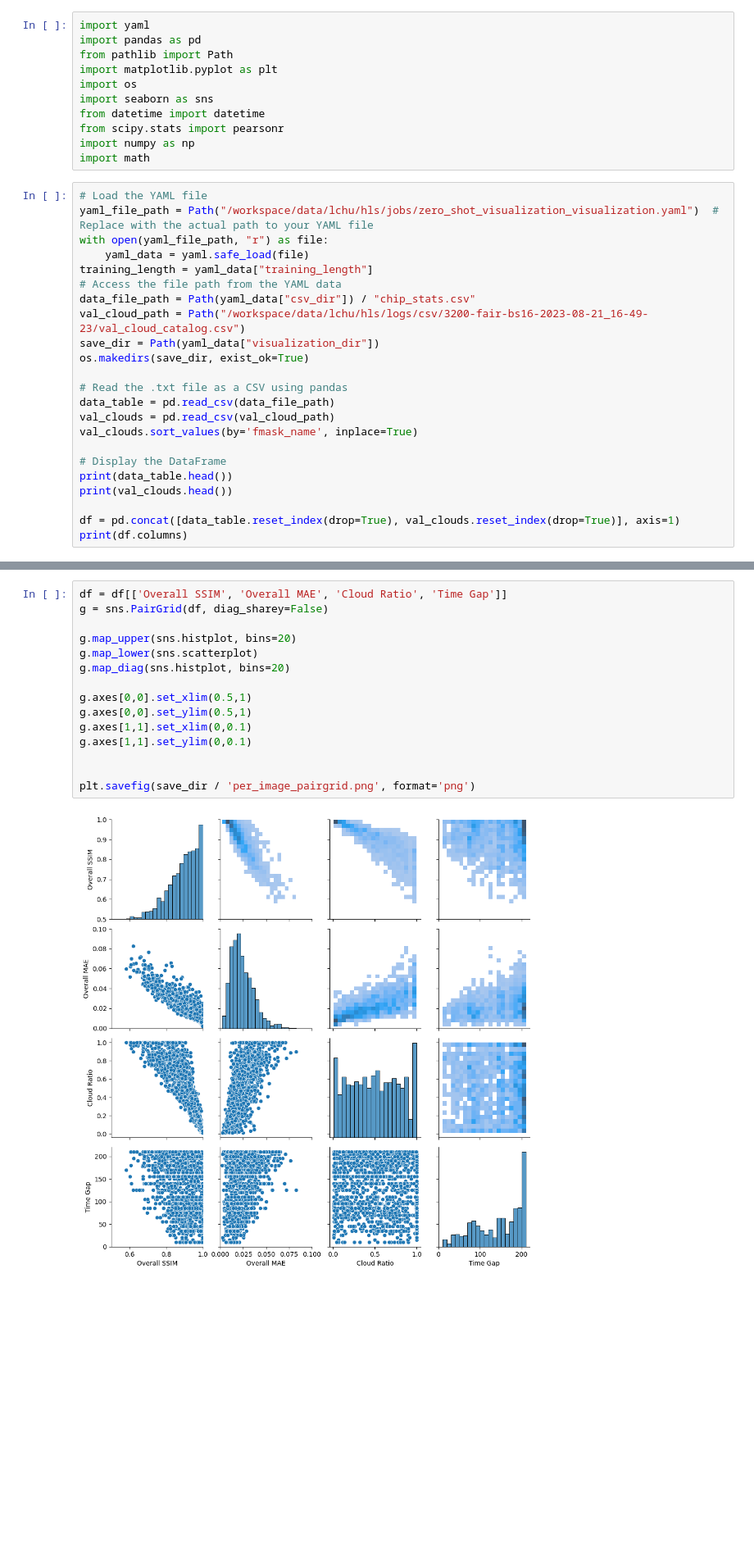
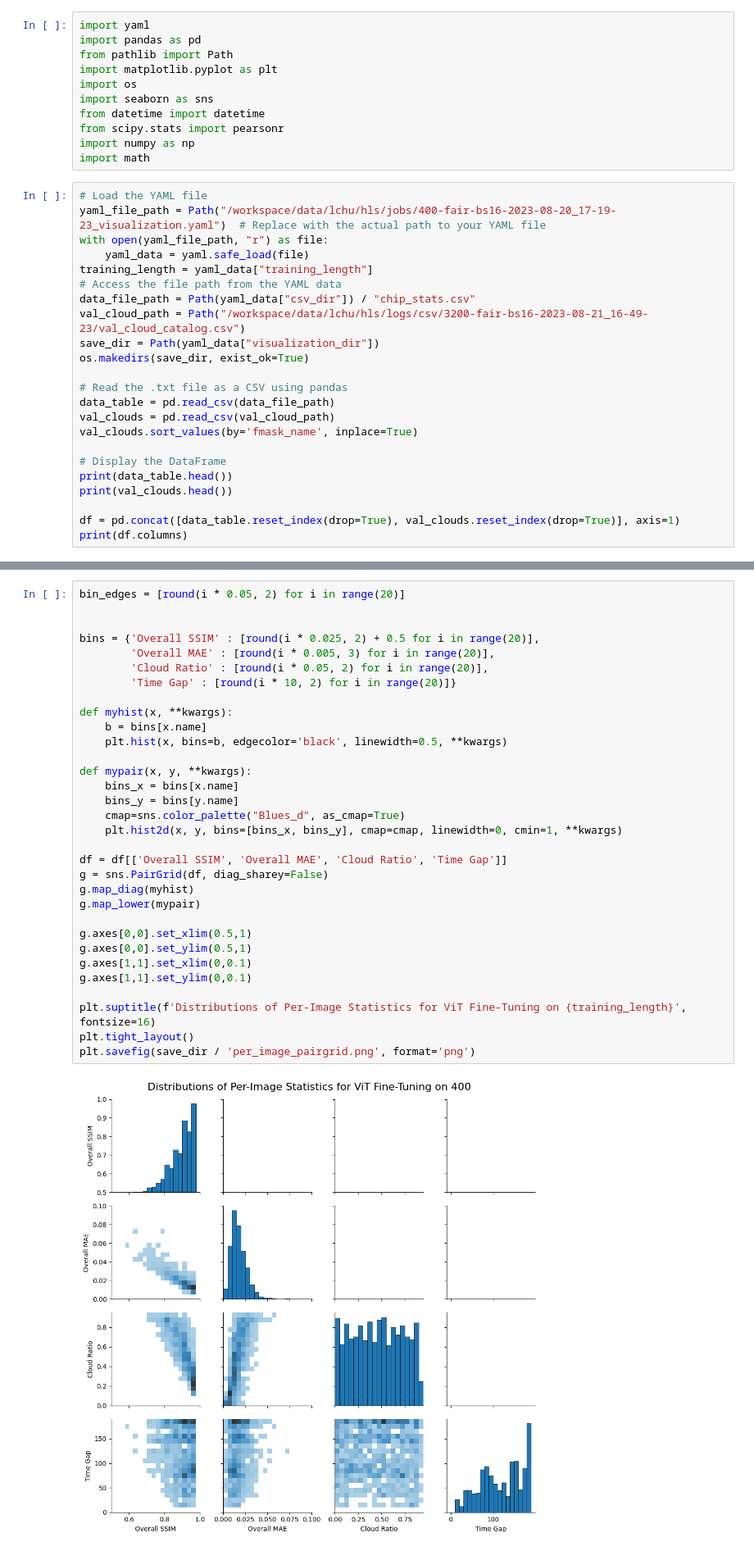
Before and after one commit to ClarkCGA/gfm-gap-filling, a Jupyter notebook: pretraining/Per_image_graphs.ipynb, the cells around one changed output, grey strips where cells are left out. Shown: that part at 82% size. Saved outputs shown, nothing was run; the diff lists cells and outputs as text; blank space fills up the shorter version.

Commit message:
cleaning and standardizing pairgrid graphs

```diff
--- a/pretraining/Per_image_graphs.ipynb
+++ b/pretraining/Per_image_graphs.ipynb
@@ -11,7 +11,7 @@ import numpy as np
 import math
 # %%
 # Load the YAML file
-yaml_file_path = Path("/workspace/data/lchu/hls/jobs/zero_shot_visualization_visualization.yaml")  # Replace with the actual path to your YAML file
+yaml_file_path = Path("/workspace/data/lchu/hls/jobs/400-fair-bs16-2023-08-20_17-19-23_visualization.yaml")  # Replace with the actual path to your YAML file
 with open(yaml_file_path, "r") as file:
     yaml_data = yaml.safe_load(file)
 training_length = yaml_data["training_length"]
@@ -153,17 +153,34 @@ Time Gap         -0.127064     0.313343    -0.017933  1.000000
 # %%
+bin_edges = [round(i * 0.05, 2) for i in range(20)]
+
+
+bins = {'Overall SSIM' : [round(i * 0.025, 2) + 0.5 for i in range(20)],
+        'Overall MAE' : [round(i * 0.005, 3) for i in range(20)],
+        'Cloud Ratio' : [round(i * 0.05, 2) for i in range(20)],
+        'Time Gap' : [round(i * 10, 2) for i in range(20)]}
+
+def myhist(x, **kwargs):
+    b = bins[x.name]
+    plt.hist(x, bins=b, edgecolor='black', linewidth=0.5, **kwargs)
+
+def mypair(x, y, **kwargs):
+    bins_x = bins[x.name]
+    bins_y = bins[y.name]
+    cmap=sns.color_palette("Blues_d", as_cmap=True)
+    plt.hist2d(x, y, bins=[bins_x, bins_y], cmap=cmap, linewidth=0, cmin=1, **kwargs)
+
 df = df[['Overall SSIM', 'Overall MAE', 'Cloud Ratio', 'Time Gap']]
 g = sns.PairGrid(df, diag_sharey=False)
-
-g.map_upper(sns.histplot, bins=20)
-g.map_lower(sns.scatterplot)
-g.map_diag(sns.histplot, bins=20)
+g.map_diag(myhist)
+g.map_lower(mypair)
 
 g.axes[0,0].set_xlim(0.5,1)
 g.axes[0,0].set_ylim(0.5,1)
 g.axes[1,1].set_xlim(0,0.1)
 g.axes[1,1].set_ylim(0,0.1)
 
-
+plt.suptitle(f'Distributions of Per-Image Statistics for ViT Fine-Tuning on {training_length}', fontsize=16)
+plt.tight_layout()
 plt.savefig(save_dir / 'per_image_pairgrid.png', format='png')
 # %% [output]
-[figure, old version]
+[figure, new version]
```
Also changed, not shown: parts of 4 cells of this notebook, 1 other file.
